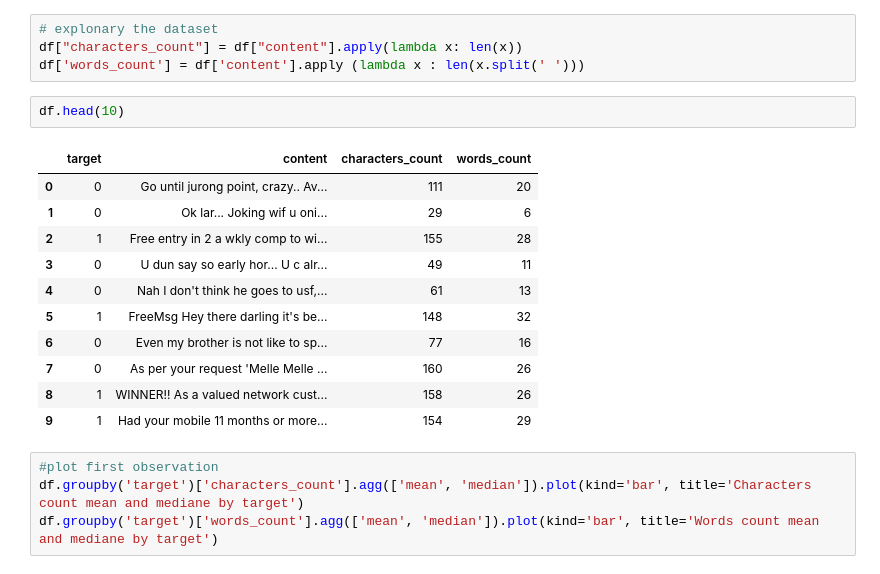
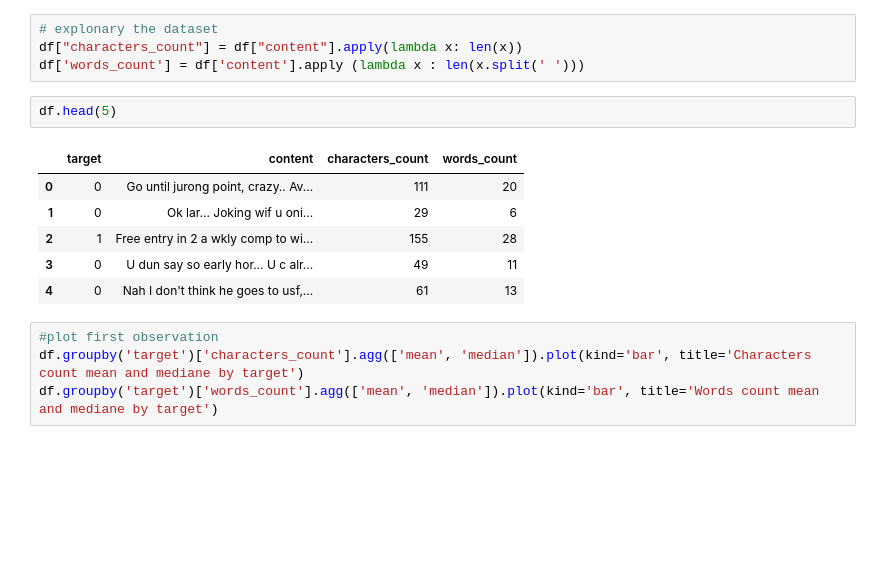
Before and after one commit to arnauddalais/AT-T_spam_detector, a Jupyter notebook: AT&T_spam_detector.ipynb, the cells around one changed output. Drawn from its saved outputs; the diff is of its cells as text; blank space fills up the shorter version.

```diff
--- a/AT&T_spam_detector.ipynb
+++ b/AT&T_spam_detector.ipynb
@@ -103,19 +103,14 @@ Text(0.5, 1.0, 'Distribution of the target')
 df["characters_count"] = df["content"].apply(lambda x: len(x))
 df['words_count'] = df['content'].apply (lambda x : len(x.split(' ')))
 # %%
-df.head(10)
+df.head(5)
 # %% [output]
 |  | target | content | characters_count | words_count |
 | 0 | 0 | Go until jurong point, crazy.. Av... | 111 | 20 |
 | 1 | 0 | Ok lar... Joking wif u oni... | 29 | 6 |
 | 2 | 1 | Free entry in 2 a wkly comp to wi... | 155 | 28 |
 | 3 | 0 | U dun say so early hor... U c alr... | 49 | 11 |
 | 4 | 0 | Nah I don't think he goes to usf,... | 61 | 13 |
-| 5 | 1 | FreeMsg Hey there darling it's be... | 148 | 32 |
-| 6 | 0 | Even my brother is not like to sp... | 77 | 16 |
-| 7 | 0 | As per your request 'Melle Melle ... | 160 | 26 |
-| 8 | 1 | WINNER!! As a valued network cust... | 158 | 26 |
-| 9 | 1 | Had your mobile 11 months or more... | 154 | 29 |
 # %%
 #plot first observation
 df.groupby('target')['characters_count'].agg(['mean', 'median']).plot(kind='bar', title='Characters count mean and mediane by target')
```
Also changed, not shown: parts of 9 cells of this notebook, 2 other files.
